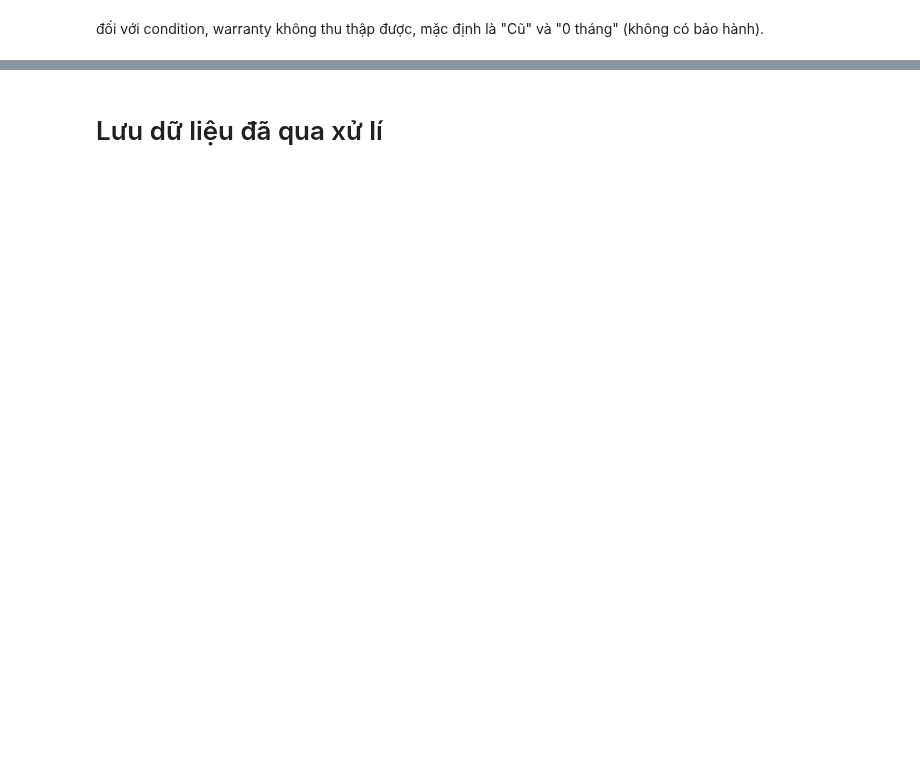
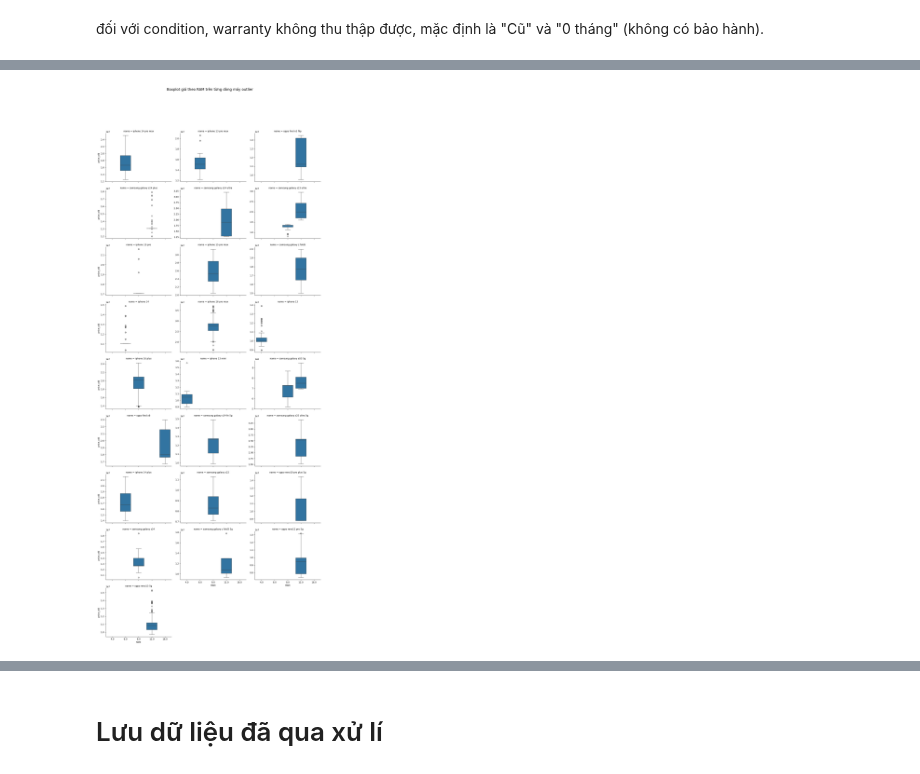
Before and after one commit to phngahn/DS108, a Jupyter notebook: preprocessing/preprocessing.ipynb, the cells around one changed output, grey strips where cells are left out. Saved outputs shown, nothing was run; the diff lists cells and outputs as text; code cells hidden in the pictures; blank space fills up the shorter version.

```diff
--- a/preprocessing/preprocessing.ipynb
+++ b/preprocessing/preprocessing.ipynb
@@ -1257,0 +1225,20 @@ for name_value, group in data.groupby('name'):
+# %%
+# Tính min, max, count theo từng name
+pr = data.groupby('name')['price_old'].agg(['min', 'max', 'count']).reset_index()
+pr.columns = ['name', 'min_p', 'max_p', 'n']
+
+# Tính độ chênh lệch giá
+pr['diff'] = pr['max_p'] - pr['min_p']
+
+# Dùng IQR để phát hiện khoảng giá bất thường
+q1 = pr['diff'].quantile(0.25)
+q3 = pr['diff'].quantile(0.75)
+iqr = q3 - q1
+thres = q3 + 1.5 * iqr
+
+# Lọc các dòng máy có khoảng giá rộng bất thường
+out = pr[pr['diff'] > thres]
+
+# In kết quả
+print("Các dòng máy có khoảng giá rộng bất thường:")
+print(out[['name', 'n', 'min_p', 'max_p', 'diff']])
@@ -1257,0 +1263,25 @@ for name_value, group in data.groupby('name'):
+# %%
+# Lọc các dòng máy là outlier
+outlier_names = set(out['name'])
+data_out = data[data['name'].isin(outlier_names)].reset_index(drop=True)
+
+# Vẽ mỗi dòng máy là một biểu đồ boxplot riêng với RAM
+g = sns.catplot(
+    data=data_out,
+    x='RAM',
+    y='price_old',
+    col='name',
+    kind='box',
+    col_wrap=3,
+    height=4,
+    aspect=1.2,
+    sharey=False
+)
+
+# Tùy chỉnh tiêu đề chung
+g.fig.subplots_adjust(top=0.9)
+g.fig.suptitle("Boxplot giá theo RAM trên từng dòng máy outlier", fontsize=16)
+
+plt.show()
+# %% [output]
+[figure, added]
```
Also changed, not shown: parts of 59 cells of this notebook, 1 other file.
